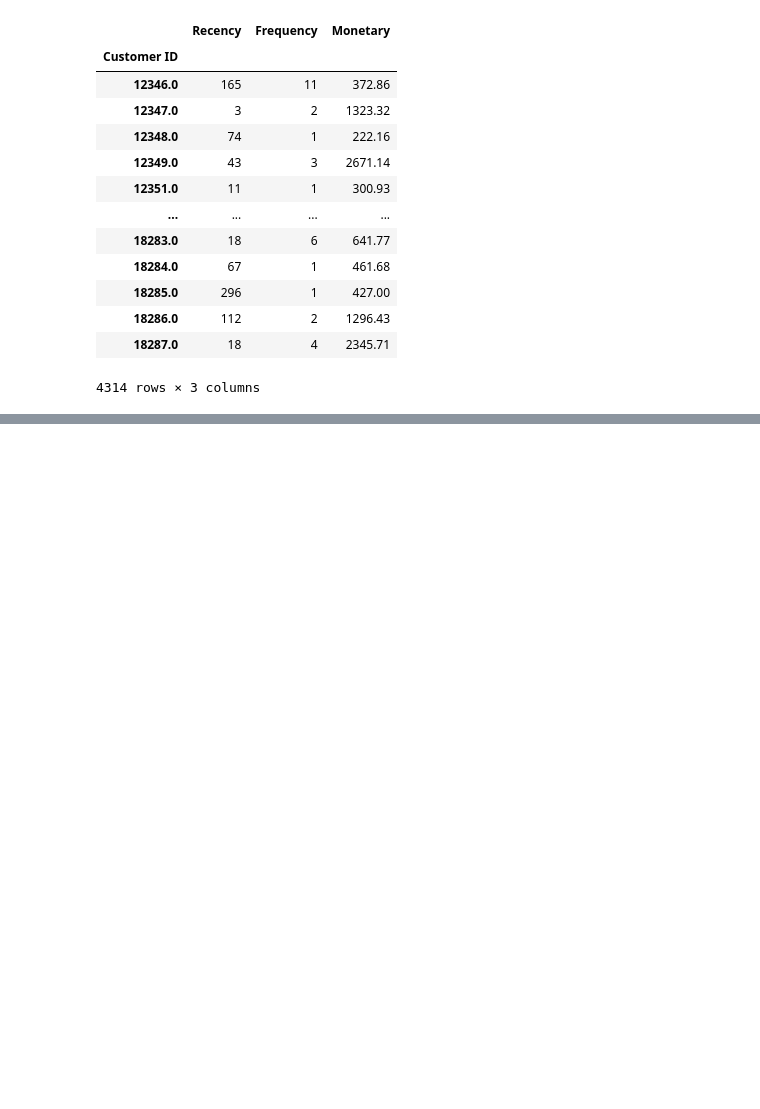
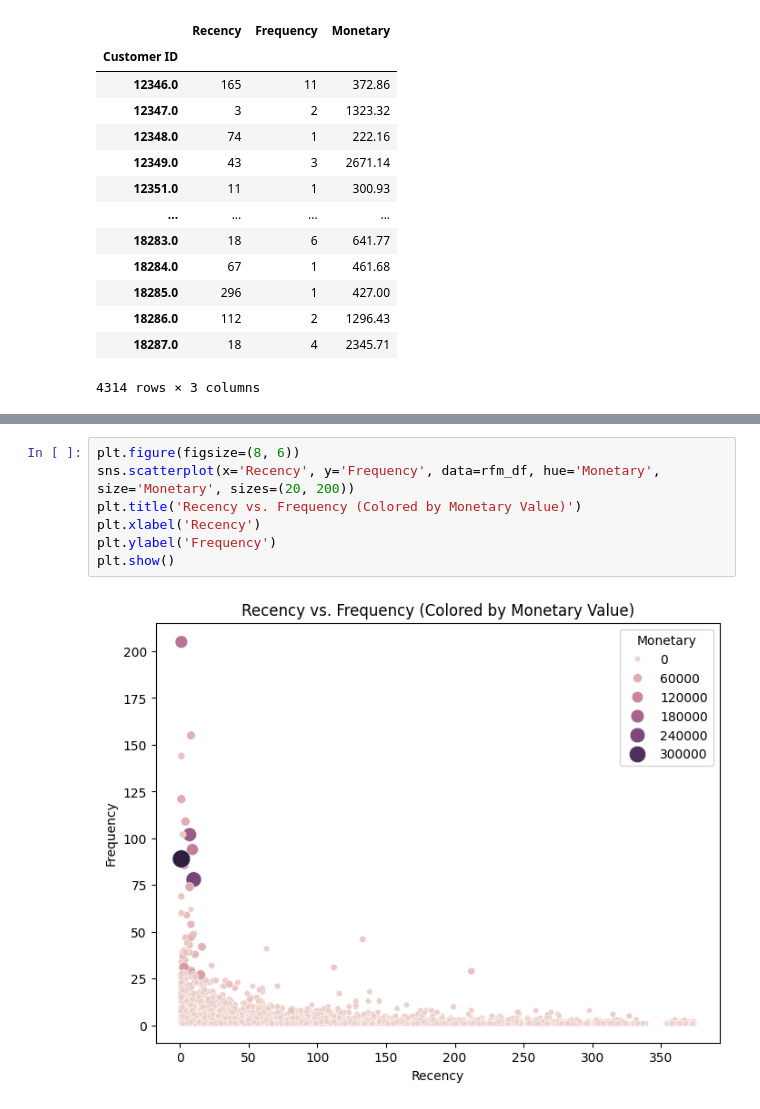
Before and after one commit to Abdulmujeeb-Taiwo/Customer-Segmentation, a Jupyter notebook: RFM_Analysis.ipynb, the cells around one changed output, grey strips where cells are left out. Drawn from its saved outputs; the diff is of its cells as text; blank space fills up the shorter version.

```diff
--- a/RFM_Analysis.ipynb
+++ b/RFM_Analysis.ipynb
@@ -297,0 +323,9 @@ rfm_df
+# %%
+plt.figure(figsize=(8, 6))
+sns.scatterplot(x='Recency', y='Frequency', data=rfm_df, hue='Monetary', size='Monetary', sizes=(20, 200))
+plt.title('Recency vs. Frequency (Colored by Monetary Value)')
+plt.xlabel('Recency')
+plt.ylabel('Frequency')
+plt.show()
+# %% [output]
+[figure, added]
```
Also changed, not shown: parts of 3 cells of this notebook.
